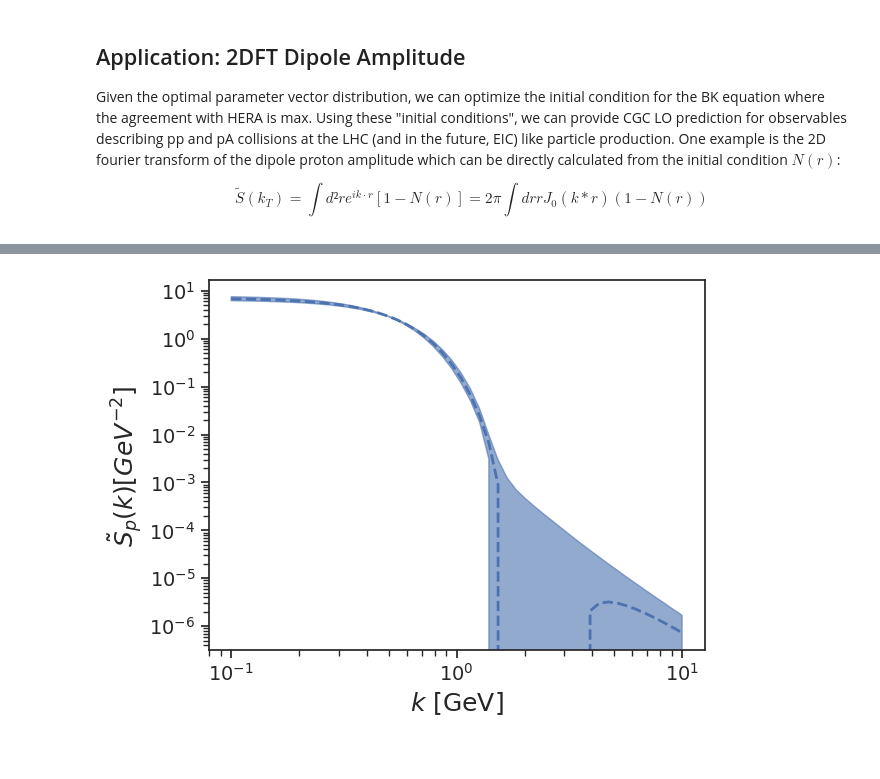
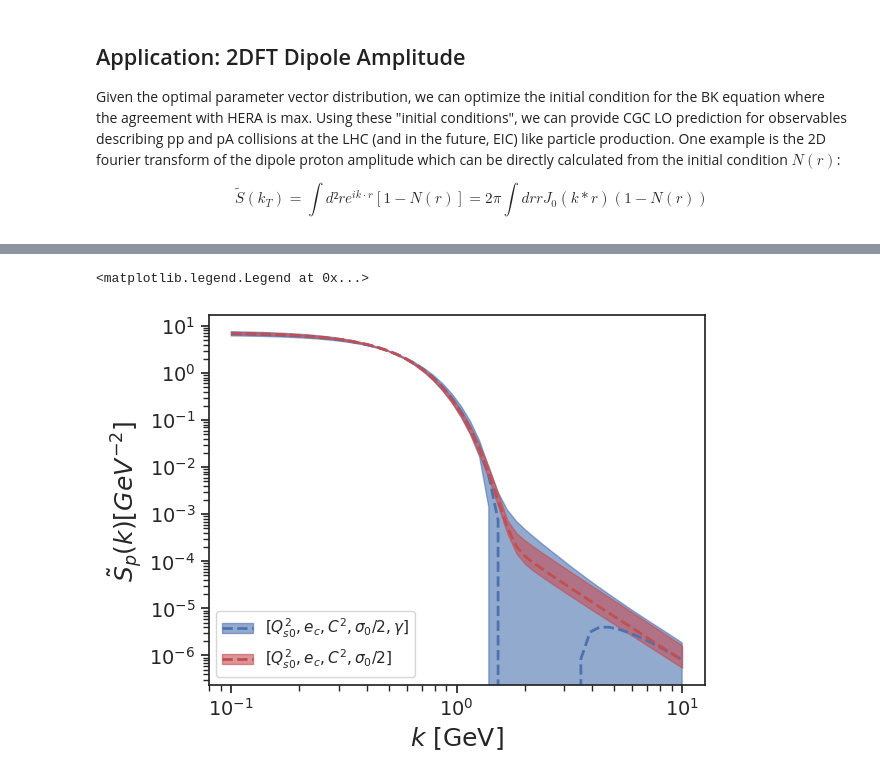
Before and after one commit to camcasuga/BayesianBK_results, a Jupyter notebook: analysis.ipynb, the cells around one changed output, grey strips where cells are left out. Cells and saved outputs as stored; diff of their text form; code cells hidden in the pictures.

```diff
--- a/analysis.ipynb
+++ b/analysis.ipynb
@@ -18,7 +18,7 @@ sns.set_style('ticks')
 # %%
 # first decide if we are dealing with correlated setup and which model
 correlated_ = True
-model_ = "mv5/" # or "mv5" for the 5 parameter cas
+model_ = "mve/" # or "mv5" for the 5 parameter case
 # %%
 correlated_str = "corr/" if correlated_ else "uncorr/"
 param_names = ["$Q_{s0}^{2}$ (GeV²)",
@@ -201,0 +211,7 @@ my_chi2(exp, median_emulator.reshape(403), np.sqrt(exp_err.diagonal()) if correl
+# %%
+paramsamples_tocomp = np.vstack(np.loadtxt("../BayesianBK/run_corr/mv5/plainLHS/mv5_500d_corr_05to60_100w_mapinit_allsamples.txt", unpack=True)).T
+theta_tocomp_1000 = np.array([paramsamples_tocomp[i] for i in inds])
+e_cs_comp = theta_tocomp_1000[:, 2]
+Qs02s_comp = theta_tocomp_1000[:, 0]
+sigma02s_comp = theta_tocomp_1000[:, -1]
+gammas_comp = theta_tocomp_1000[:, 1]
@@ -221,0 +238,9 @@ sp_dsd = sp[0]- 2*sp[2]
+# %%
+k = np.logspace(-1,1,50)
+sp = get_2DFT_upsd_downsd(Qs02s, gammas, e_cs, k)
+sp_usd = sp[0]+ 2*sp[1]
+sp_dsd = sp[0]- 2*sp[2]
+
+sp_comp = get_2DFT_upsd_downsd(Qs02s_comp, gammas_comp, e_cs_comp, k)
+sp_comp_usd = sp_comp[0]+ 2*sp_comp[1]
+sp_comp_dsd = sp_comp[0]- 2*sp_comp[2]
@@ -222,38 +251,40 @@ sp_dsd = sp[0]- 2*sp[2]
 # %%
 k = np.logspace(-1,1,50)
 fig, ax = plt.subplots()
-ax.plot(k, sp[0],
+
+ax.plot(k, sp_comp[0],
          '--',
          linewidth = 2,
          color = "b")
 ax.fill_between(k,
+                 sp_comp_usd,
+                 sp_comp_dsd,
+                 alpha = 0.6,
+                 color = "b")
+
+ax.plot(k, sp[0],
+         '--',
+         linewidth = 2,
+         color = "r")
+ax.fill_between(k,
                  sp_usd,
                  sp_dsd,
                  alpha = 0.6,
-                 color = "b")
-# ax.plot(k,
-#          mve_sp[0],
-#          '--',
-#          linewidth = 2,
-#          color = "r")
-# ax.fill_between(k,
-#                  mve_sp_usd,
-#                  mve_sp_dsd,
-#                  alpha = 0.6,
-#                  color = "r")
+                 color = "r")
 ax.set_xscale("log")
 ax.set_yscale("log")
 ax.tick_params(axis = 'both', which = 'major', labelsize = 14)
 ax.set_xlabel('$k$ [GeV]', fontsize = 18)
 ax.set_ylabel(r'$\tilde{S}_{p}(k) [GeV^{-2}]$ ', fontsize = 18)
 
 blue_line = Line2D([0], [0], color='b', linestyle='--', linewidth=2)
 blue_patch = mpatches.Patch(color='b', alpha = 0.6)
 red_line = Line2D([0], [0], color='r', linestyle='--', linewidth=2)
 red_patch = mpatches.Patch(color='r', alpha = 0.6)
 handles_ = [(blue_patch, blue_line),(red_patch, red_line), ]
-# ax.legend(handles= handles_,
-#            labels = ["[$ Q_{s0}^{2}, e_{c}, C^{2}, \sigma_{0}/2, \gamma$]", "[$ Q_{s0}^{2}, e_{c}, C^{2}, \sigma_{0}/2$]"],
-#            loc = "lower left")
+ax.legend(handles= handles_,
+           labels = ["[$ Q_{s0}^{2}, e_{c}, C^{2}, \sigma_{0}/2, \gamma$]", "[$ Q_{s0}^{2}, e_{c}, C^{2}, \sigma_{0}/2$]"],
+           loc = "lower left")
 # %% [output]
+<matplotlib.legend.Legend at 0x...>
-[figure, old version]
+[figure, new version]
```
Also changed, not shown: parts of 22 cells of this notebook, 14 other files.
